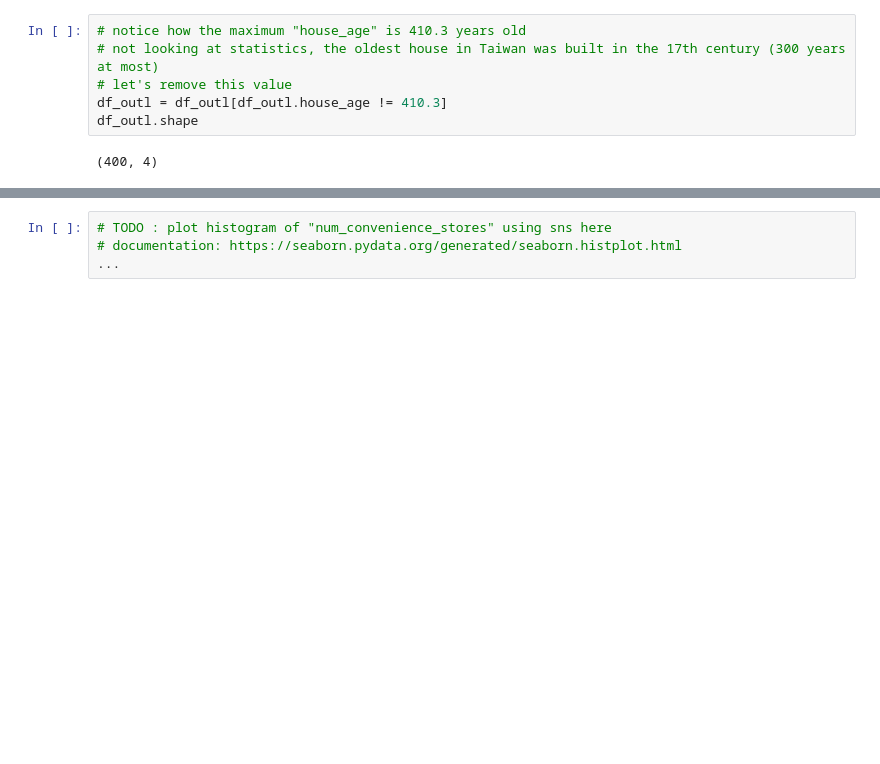
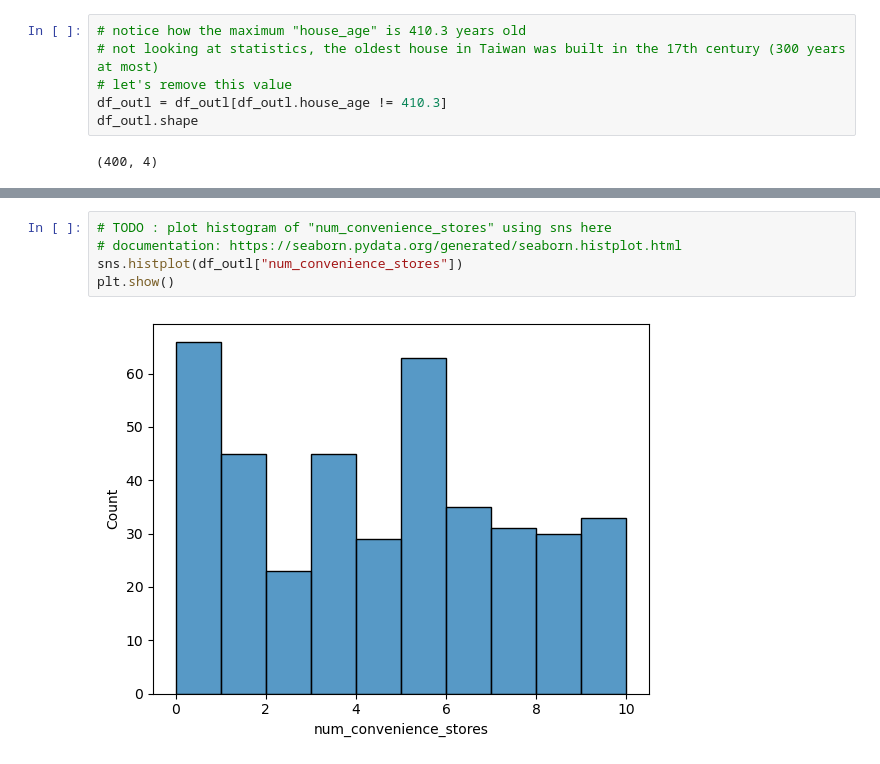
Before and after one commit to NevesLaura-NP/real-state-pricing, a Jupyter notebook: code/data_prep/02clean.ipynb, the cells around one changed output, grey strips where cells are left out. Cells and saved outputs as stored; diff of their text form; blank space fills up the shorter version.

```diff
--- a/code/data_prep/02clean.ipynb
+++ b/code/data_prep/02clean.ipynb
@@ -125,7 +145,10 @@ df_outl.shape
 # %%
 # TODO : plot histogram of "num_convenience_stores" using sns here
 # documentation: https://seaborn.pydata.org/generated/seaborn.histplot.html
-...
+sns.histplot(df_outl["num_convenience_stores"])
+plt.show()
+# %% [output]
+[figure, added]
 # %%
 # TODO : plot histogram of "distance_to_mrt" using sns here
 # documentation: https://seaborn.pydata.org/generated/seaborn.histplot.html
```
Also changed, not shown: parts of 16 cells of this notebook, 9 other files.
